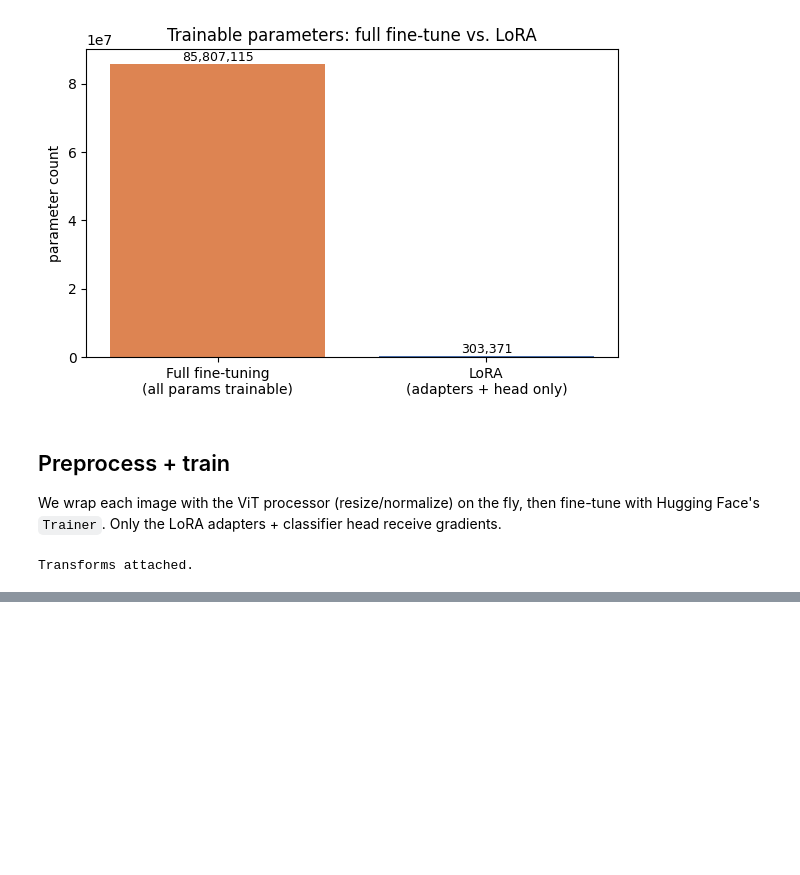
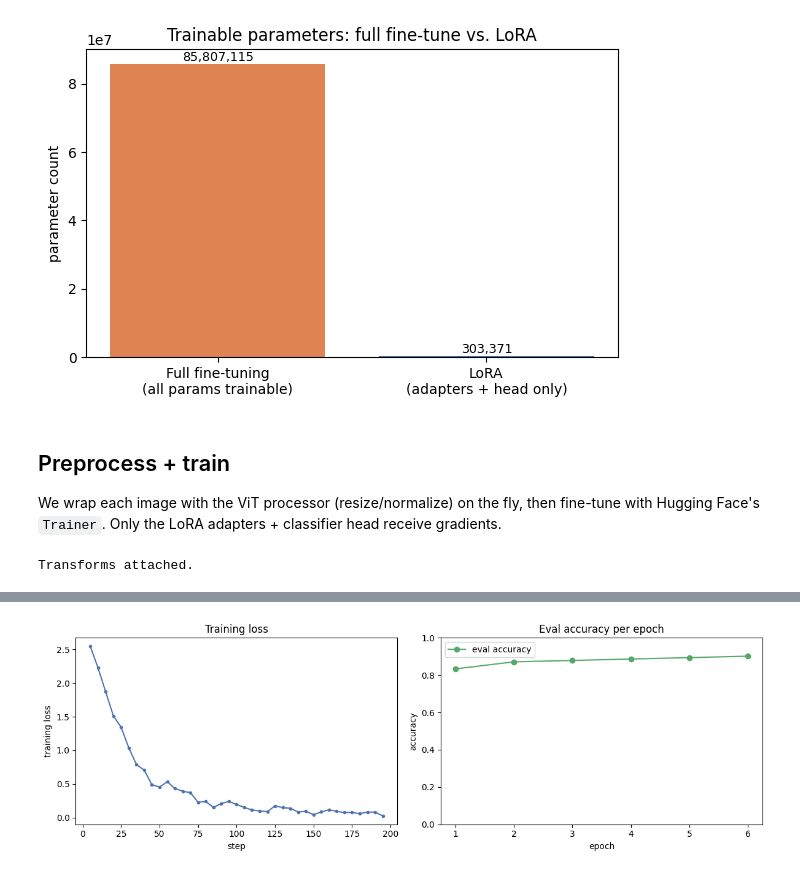
Before and after one commit to vrnarenkumar/weather-vision-lora, a Jupyter notebook: weather_lora_peft.ipynb, the cells around one changed output, grey strips where cells are left out. Cells and saved outputs as stored; diff of their text form; code cells hidden in the pictures; blank space fills up the shorter version.

```diff
--- a/weather_lora_peft.ipynb
+++ b/weather_lora_peft.ipynb
@@ -223,0 +224,23 @@ train_result = trainer.train()
+# %%
+history = pd.DataFrame(trainer.state.log_history)
+train_hist = history[history["loss"].notna()][["step", "loss"]]
+eval_hist = history[history["eval_loss"].notna()][["epoch", "eval_loss", "eval_accuracy"]]
+
+fig, axes = plt.subplots(1, 2, figsize=(12, 4))
+
+axes[0].plot(train_hist["step"], train_hist["loss"], color="#4C72B0", marker="o", markersize=3)
+axes[0].set_xlabel("step")
+axes[0].set_ylabel("training loss")
+axes[0].set_title("Training loss")
+
+axes[1].plot(eval_hist["epoch"], eval_hist["eval_accuracy"], color="#55A868", marker="o", label="eval accuracy")
+axes[1].set_xlabel("epoch")
+axes[1].set_ylabel("accuracy")
+axes[1].set_ylim(0, 1)
+axes[1].set_title("Eval accuracy per epoch")
+axes[1].legend()
+
+plt.tight_layout()
+plt.show()
+# %% [output]
+[figure, added]
```
Also changed, not shown: parts of 4 cells of this notebook.
